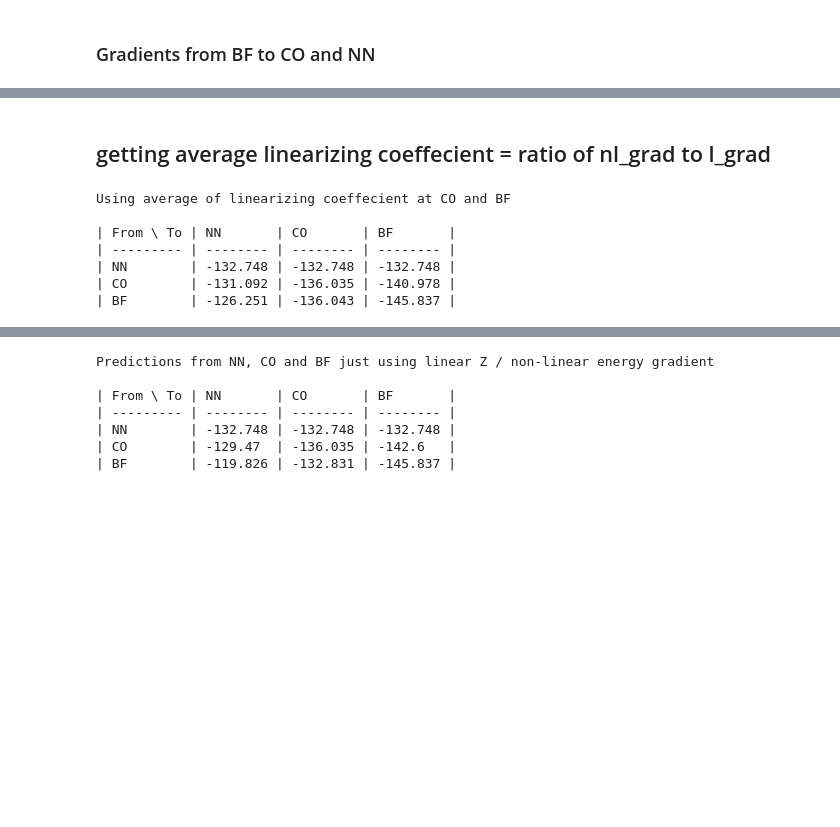
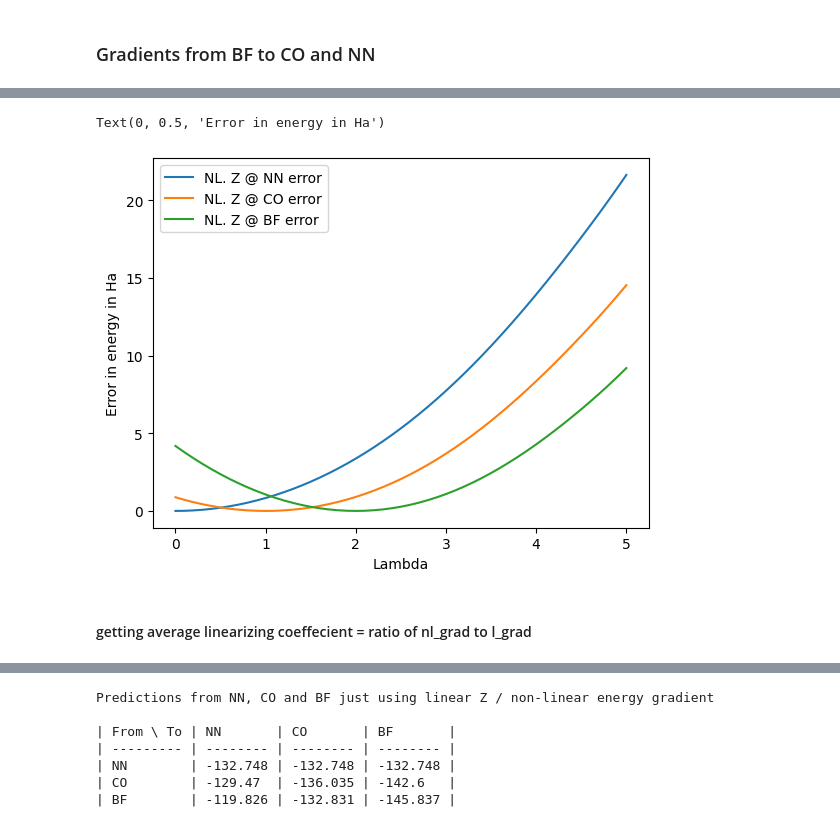
Before and after one commit to meetc1213/QA, a Jupyter notebook: My_code.ipynb, the cells around one changed output, grey strips where cells are left out. Saved outputs shown, nothing was run; the diff lists cells and outputs as text; code cells hidden in the pictures; blank space fills up the shorter version.

```diff
--- a/My_code.ipynb
+++ b/My_code.ipynb
@@ -233,2 +259,13 @@ l_grads= np.array([l_grad_CO_to_NN, l_grad_CO_to_BF,
+# %%
+'''Plotting error'''
+plt.plot(x_axis, frac_energies - from_NN_nl,label='NL. Z @ NN error')
+plt.plot(x_axis, frac_energies - from_CO_nl,label='NL. Z @ CO error')
+plt.plot(x_axis, frac_energies - from_BF_nl,label='NL. Z @ BF error')
+plt.legend()
+plt.xlabel('Lambda')
+plt.ylabel('Error in energy in Ha')
+# %% [output]
+Text(0, 0.5, 'Error in energy in Ha')
+[figure, added]
 # %% [markdown]
-## getting average linearizing coeffecient = ratio of nl_grad to l_grad
+#### getting average linearizing coeffecient = ratio of nl_grad to l_grad
@@ -244,21 +272,27 @@ BF_pred = ['BF',e_BF + C *nl_grad_BF_to_NN,e_BF + C *nl_grad_BF_to_CO,'-' ]
 # %%
-# Example usage
-data = [
-    ['From \ To', 'NN', 'CO','BF'],
-    ['NN',e_NN, e_NN + C *nl_grad_NN_to_CO ,  e_NN + C *nl_grad_NN_to_BF],
-    ['CO',round(e_CO + C *nl_grad_CO_to_NN,3),e_CO ,  round(e_CO + C *nl_grad_CO_to_BF,3)],
-    ['BF',round(e_BF + C *nl_grad_BF_to_NN,3),round(e_BF + C *nl_grad_BF_to_CO,3),e_BF ]
-]
-table = generate_table(data)
-print('Using average of linearizing coeffecient at CO and BF')
-print()
-print(table)
+def lin_coeff():
+    nl_grads= np.array([nl_grad_CO_to_NN, nl_grad_CO_to_BF,
+                        nl_grad_BF_to_NN, nl_grad_BF_to_CO])
+
+    l_grads= np.array([l_grad_CO_to_NN, l_grad_CO_to_BF,
+                        l_grad_BF_to_NN, l_grad_BF_to_CO])
+
+    # nl_grads = np.append(nl_grads,[nl_grad_NN_to_BF, nl_grad_NN_to_CO])
+    # l_grads = np.append(l_grads,[l_grad_NN_to_BF, l_grad_NN_to_CO])
+    C = round(np.mean(l_grads / nl_grads),3)
+
+    NN_pred = ['NN','-', e_NN + C *nl_grad_NN_to_CO ,  e_NN + C *nl_grad_NN_to_BF]
+    CO_pred = ['CO',e_CO + C *nl_grad_CO_to_NN,'-' ,  e_CO + C *nl_grad_CO_to_BF]
+    BF_pred = ['BF',e_BF + C *nl_grad_BF_to_NN,e_BF + C *nl_grad_BF_to_CO,'-' ]
+
+    data = [
+        ['From \ To', 'NN', 'CO','BF'],
+        ['NN',e_NN, e_NN + C *nl_grad_NN_to_CO ,  e_NN + C *nl_grad_NN_to_BF],
+        ['CO',round(e_CO + C *nl_grad_CO_to_NN,3),e_CO ,  round(e_CO + C *nl_grad_CO_to_BF,3)],
+        ['BF',round(e_BF + C *nl_grad_BF_to_NN,3),round(e_BF + C *nl_grad_BF_to_CO,3),e_BF ]
+    ]
+    table = generate_table(data)
+    print('Using average of linearizing coeffecient at CO and BF')
+    print()
+    print(table)
-# %% [output]
-Using average of linearizing coeffecient at CO and BF
-
-| From \ To | NN       | CO       | BF       |
-| --------- | -------- | -------- | -------- |
-| NN        | -132.748 | -132.748 | -132.748 |
-| CO        | -131.092 | -136.035 | -140.978 |
-| BF        | -126.251 | -136.043 | -145.837 |
 # %%
```
Also changed, not shown: parts of 31 cells of this notebook.
